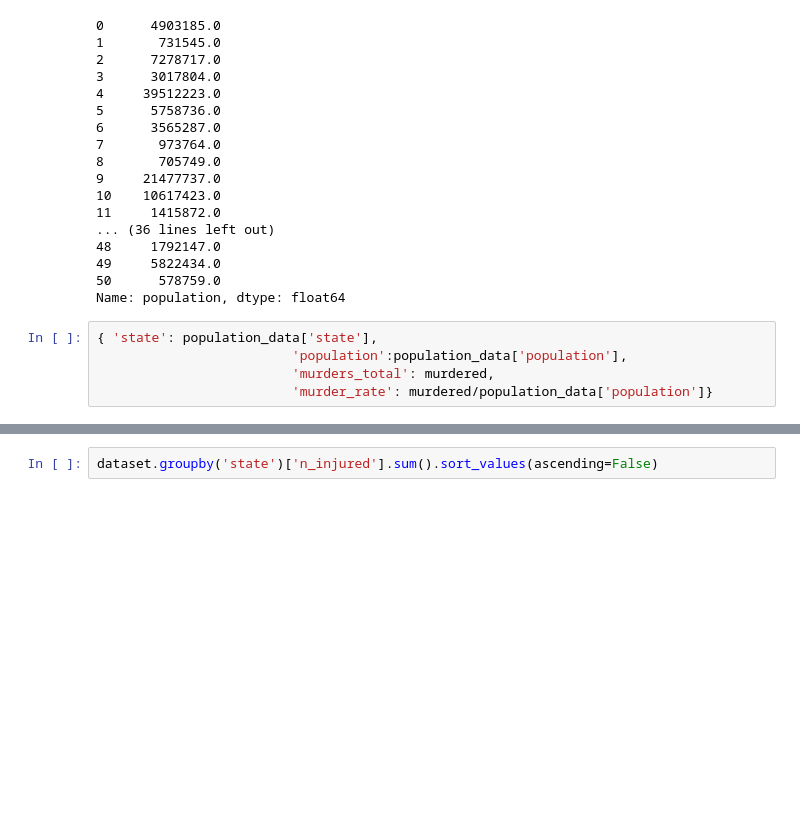
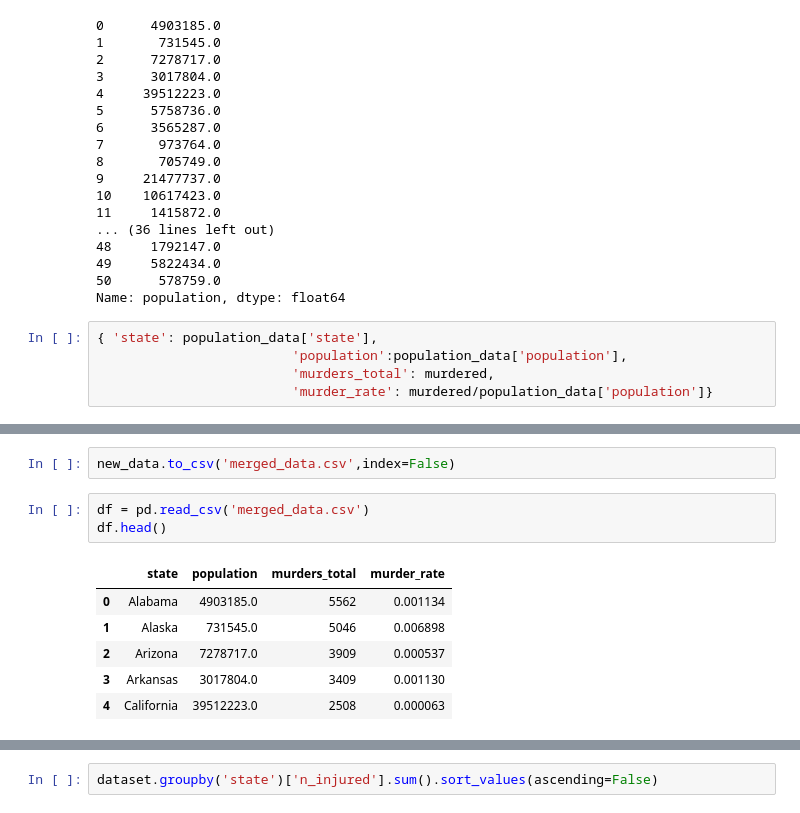
Before and after one commit to muga01/python_basics, a Jupyter notebook: Exercise3.ipynb, the cells around one changed output, grey strips where cells are left out. Saved outputs shown, nothing was run; the diff lists cells and outputs as text; blank space fills up the shorter version.

```diff
--- a/Exercise3.ipynb
+++ b/Exercise3.ipynb
@@ -125,0 +172,12 @@ new_data['state']=
+# %%
+new_data.to_csv('merged_data.csv',index=False)
+# %%
+df = pd.read_csv('merged_data.csv')
+df.head()
+# %% [output]
+|  | state | population | murders_total | murder_rate |
+| 0 | Alabama | 4903185.0 | 5562 | 0.001134 |
+| 1 | Alaska | 731545.0 | 5046 | 0.006898 |
+| 2 | Arizona | 7278717.0 | 3909 | 0.000537 |
+| 3 | Arkansas | 3017804.0 | 3409 | 0.001130 |
+| 4 | California | 39512223.0 | 2508 | 0.000063 |
```
Also changed, not shown: parts of 9 cells of this notebook.
